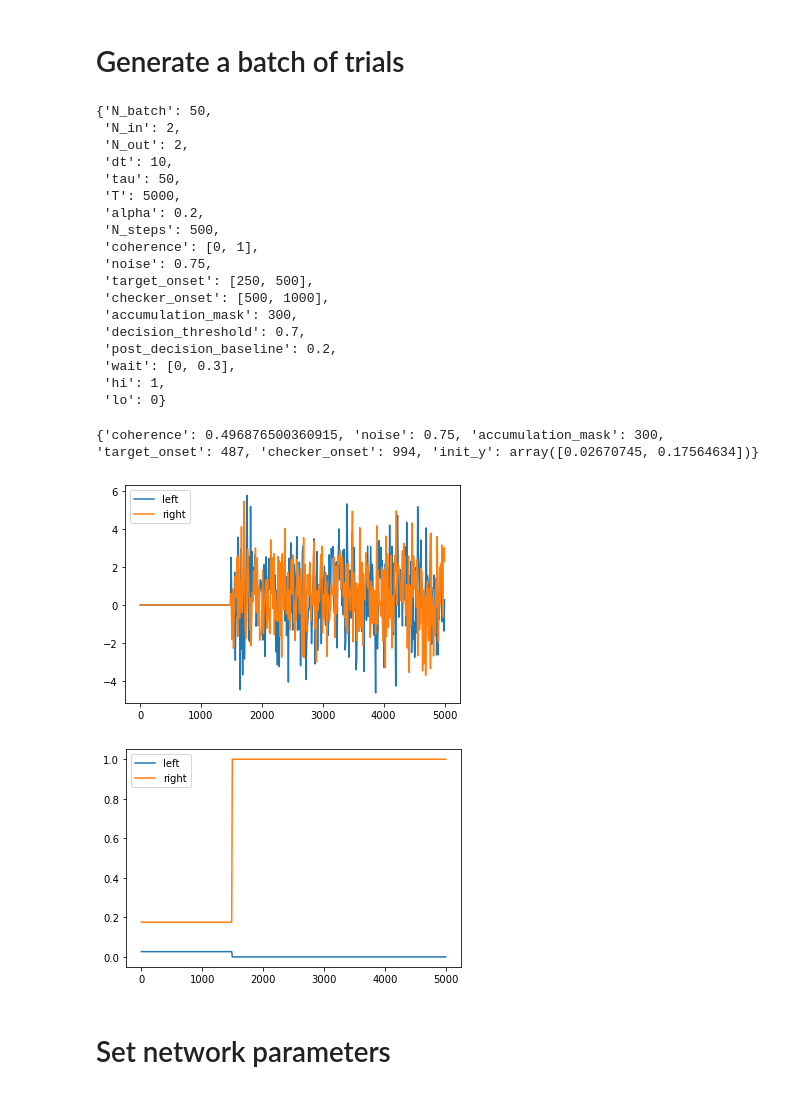
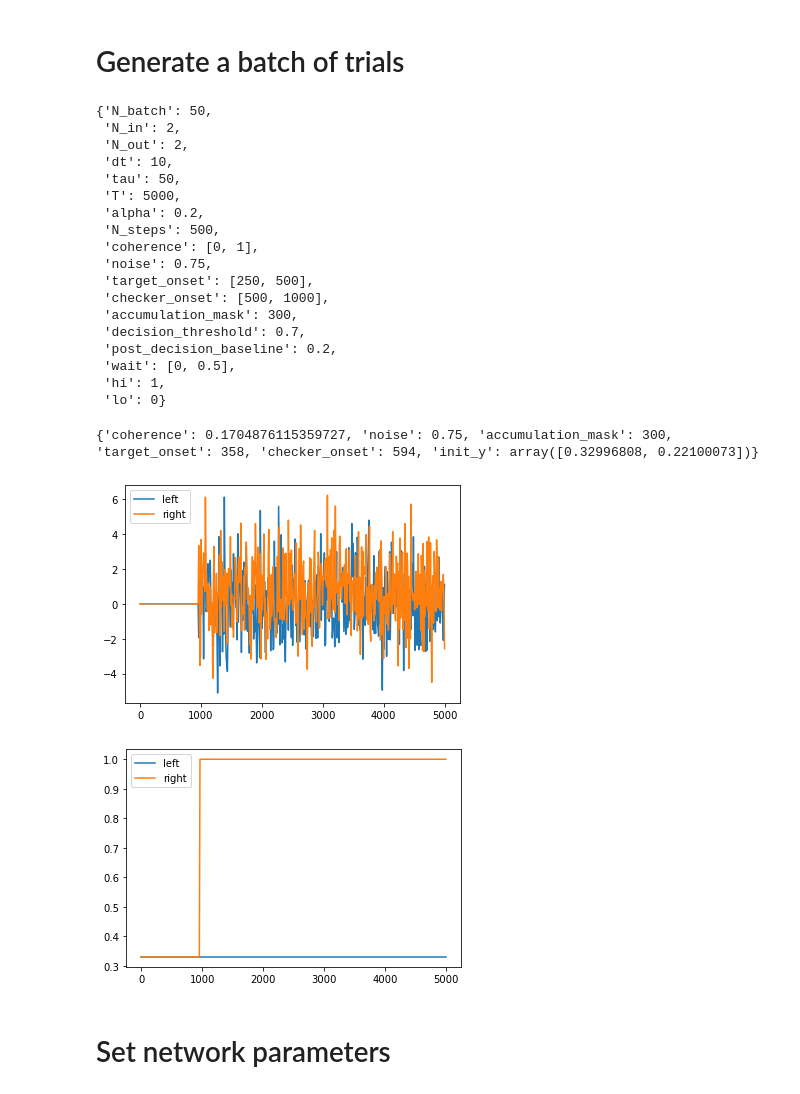
Before and after one commit to trustyuke/PsychRNN, a Jupyter notebook: test_checker_pmd_init.ipynb, the cells around one changed output. Drawn from its saved outputs; the diff is of its cells as text; code cells hidden in the pictures.

```diff
--- a/test_checker_pmd_init.ipynb
+++ b/test_checker_pmd_init.ipynb
@@ -21,7 +21,7 @@ T = 5000
 N_batch = 50
 N_rec = 100
 
-task = Checkerboard2AFC(dt=dt, tau=tau, T=T, N_batch=N_batch, noise = 0.75)
+task = Checkerboard2AFC(dt=dt, tau=tau, T=T, N_batch=N_batch, noise = 0.75, wait = [0,0.5])
 # %%
 params = task.get_task_params()
 params
@@ -41,36 +41,36 @@ params
  'accumulation_mask': 300,
  'decision_threshold': 0.7,
  'post_decision_baseline': 0.2,
- 'wait': [0, 0.3],
+ 'wait': [0, 0.5],
  'hi': 1,
  'lo': 0}
 # %%
 [x, y, mask, allParams] = task.get_trial_batch()
 
-trialNum = 0
+trialNum = 5
 # x[1]: left tartet evidence
 # x[2]: right target evidence
 trialIn = x[trialNum,:,:]
 trialOut = y[trialNum,:,:]
 trialMask = mask[trialNum,:,:]
 time = np.linspace(0, task.T, int(task.T/task.dt))
 # plot input to the model
 plt.figure()
 plt.plot(time, trialIn[:,0], label = 'left')
 plt.plot(time, trialIn[:,1], label = 'right')
 plt.legend()
 
 # plot output to the model
 plt.figure()
 plt.plot(time, trialOut[:,0], label = 'left')
 plt.plot(time, trialOut[:,1], label = 'right')
 plt.legend()
 
 print(allParams[trialNum])
 # %% [output]
-{'coherence': 0.496876500360915, 'noise': 0.75, 'accumulation_mask': 300, 'target_onset': 487, 'checker_onset': 994, 'init_y': array([0.02670745, 0.17564634])}
+{'coherence': 0.1704876115359727, 'noise': 0.75, 'accumulation_mask': 300, 'target_onset': 358, 'checker_onset': 594, 'init_y': array([0.32996808, 0.22100073])}
-[figure, old version]
+[figure, new version]
-[figure, old version]
+[figure, new version]
 # %% [markdown]
 # Set network parameters
 # %%
```
Also changed, not shown: parts of 11 cells of this notebook, 9 other files.
